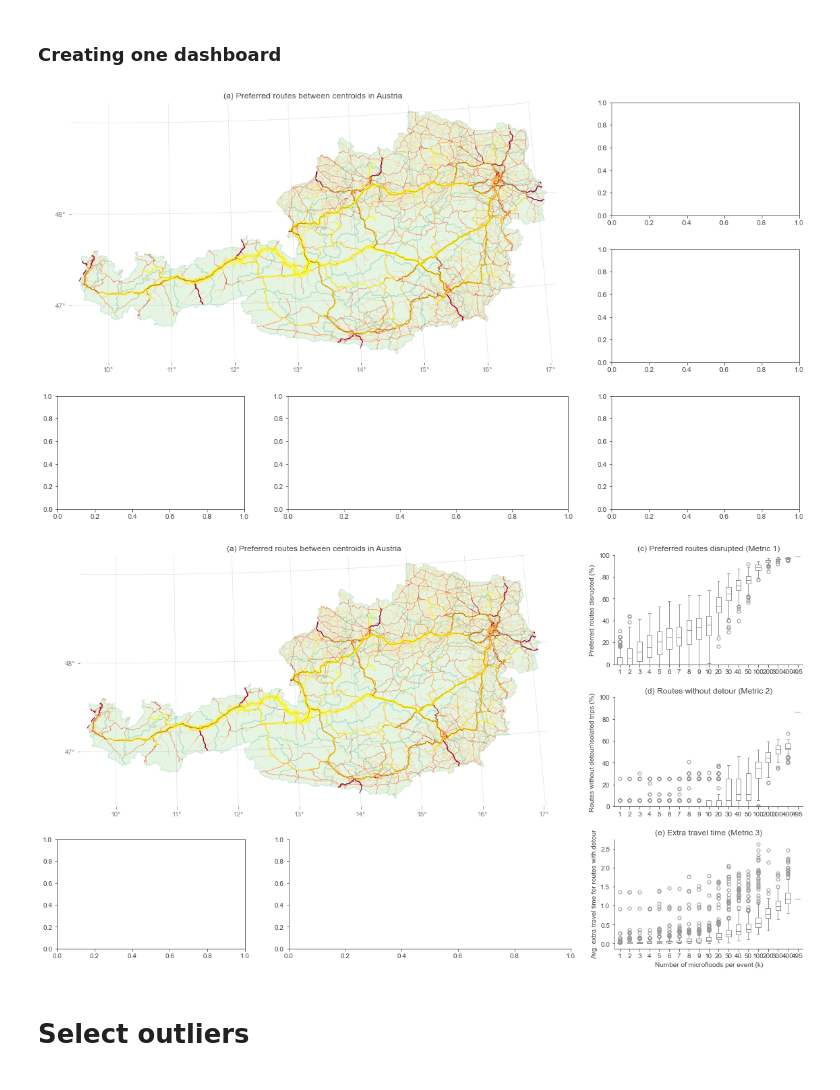
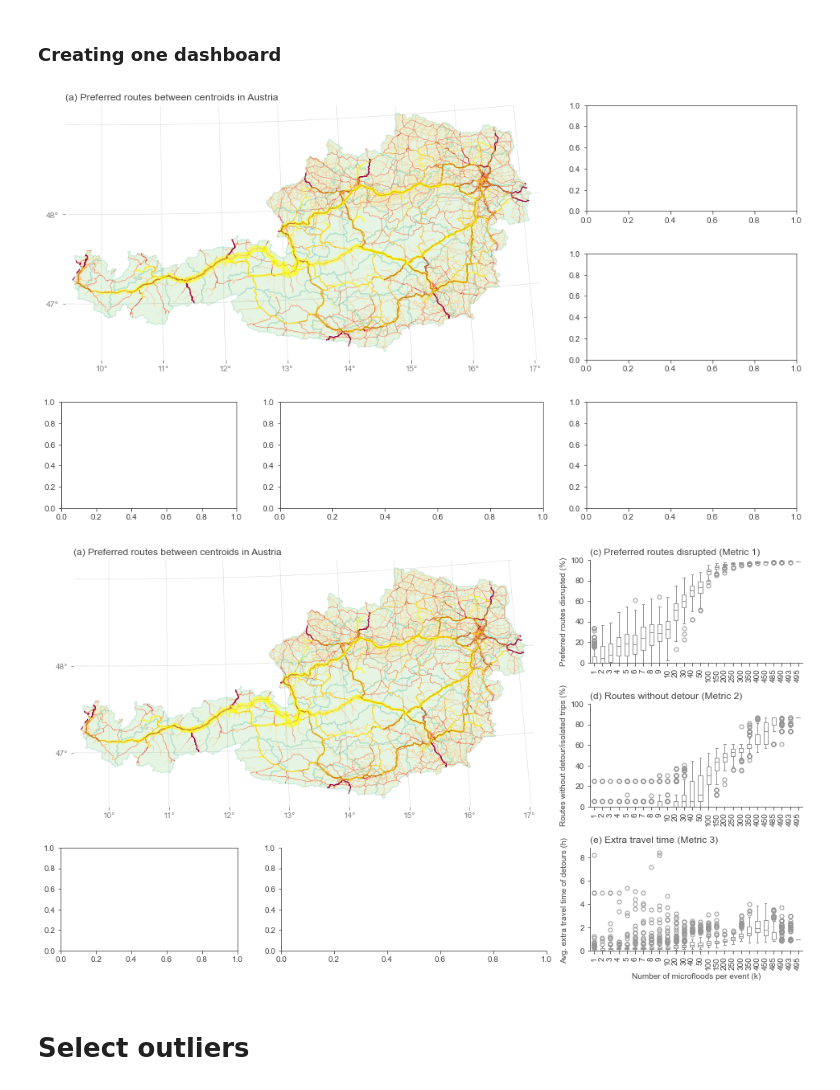
Before and after one commit to keesvanginkel/europe_flood_road_disruption, a Jupyter notebook: visualisations/Paper_fig5and6/Fig6.ipynb, the cells around one changed output. Cells and saved outputs as stored; diff of their text form; code cells hidden in the pictures.

Commit message:
Final figures

```diff
--- a/visualisations/Paper_fig5and6/Fig6.ipynb
+++ b/visualisations/Paper_fig5and6/Fig6.ipynb
@@ -20,7 +20,7 @@ from utils import *
 from Europe_utils import *
 from dashboard_utils import *
 
-config = load_config(file='config-KeesWork.json')
+config = load_config(file='config.json')
 # %%
 from visualisations_new import aggregate_results_step1, aggregate_results_step2, percolation_summary
 from visualisations_new import main
@@ -249,10 +254,10 @@ fb=('q_05','q_95')
 
 
 if True:
-    fig = plt.figure(figsize=(1.2*16,1.2*9))
+    fig = plt.figure(figsize=(1*16,1*9))
 
-    grid = plt.GridSpec(nrows=3,ncols=3, wspace = .2, hspace = .3, figure=fig,
-                        height_ratios=[1,1,1],width_ratios=[1,1.5,1])
+    grid = plt.GridSpec(nrows=3,ncols=3, wspace = .2, hspace = .4, figure=fig,
+                        height_ratios=[1,1,1],width_ratios=[1,1.5,1.2])
 
     ax00 = fig.add_subplot(grid[0:2, 0:2])
     ax03 = fig.add_subplot(grid[2, 0])
@@ -291,7 +296,7 @@ if True:
     #Todo: move to more appropriate location
     #optimal_routes = config['paths']['preproc_output']  / 'optimal_routes_time_{}.feather'.format(country_names(c).lower())
     country_name = country_names(c).lower()
-    optimal_routes = config['paths']['preproc_output']  / '{}/optimal_routes_time_{}.feather'.format(country_name,country_name)
+    optimal_routes = config['paths']['preproc_output']  / '{}/optimal_routes_time_{}_nuts3.feather'.format(country_name,country_name)
     #assert optimal_routes.exists()
     optimal_routes =pd.read_feather(optimal_routes)
 
@@ -316,9 +321,10 @@ if True:
     #Remove spines around main panel
     [s.set_visible(False) for s in ax00.spines.values()]
 
-    ax00.set_title('(a) Preferred routes between centroids in Austria')
+    ax00.set_title(None)
+    ax00.set_title('(a) Preferred routes between centroids in Austria',loc='left')
 # %% [output]
-[figure, old version]
+[figure, new version]
 # %%
 for ax in [ax10,ax11,ax12]: ax.clear()
 
@@ -332,40 +338,47 @@ fig, ax11 = vis.no_detour_boxplot(df,country,save=False,fig=fig,ax=ax11,color=ne
 ax11.set_title('')
 
 
 ax12.clear()
-fig, ax12 = vis.extra_time_boxplot(df,country,unit='sec',save=False,fig=fig, ax=ax12,color=newgrey,flierprops=flierprops)
+fig, ax12 = vis.extra_time_boxplot(df,country,unit='hr',save=False,fig=fig, ax=ax12,color=newgrey,flierprops=flierprops)
 ax12.set_title('')
 
 for ax in [ax10,ax11]:
     ax.set_ylim(0,100)
 
-
+ax12.set_ylim(0,None)
 
 for ax in [ax10,ax11,ax12,axl]:
     ax.spines['right'].set_visible(False)
     ax.spines['top'].set_visible(False)
     # Only show ticks on the left and bottom spines
     ax.yaxis.set_ticks_position('left')
     ax.xaxis.set_ticks_position('bottom')
 
+for ax in [ax10,ax11,ax12]:
+    for tick in ax.get_xticklabels():
+        tick.set_rotation(90)
+
 ax10.set_xlabel('')
 ax10.set_ylabel('Preferred routes disrupted (%)')
-ax10.set_title('(c) Preferred routes disrupted (Metric 1)')
+ax10.set_title(None)
+ax10.set_title('(c) Preferred routes disrupted (Metric 1)',loc='left')
 
 
 ax11.set_xlabel('')
 ax11.set_ylabel('Routes without detour/isolated trips (%)')
-ax11.set_title('(d) Routes without detour (Metric 2)')
+ax11.set_title(None)
+ax11.set_title('(d) Routes without detour (Metric 2)',loc='left')
 
 ax12.set_xlabel('Number of microfloods per event (k)')
-ax12.set_ylabel('Avg. extra travel time for routes with detour')
-ax12.set_title('(e) Extra travel time (Metric 3)')
+ax12.set_ylabel('Avg. extra travel time of detours (h) \n')
+ax12.set_title(None)
+ax12.set_title('(e) Extra travel time (Metric 3)',loc='left')
 
 
 fig.suptitle(t=None)
 fig
 # %% [output]
-[figure, old version]
+[figure, new version]
 # %% [markdown]
 # Select outliers
 # %%
```
Also changed, not shown: parts of 16 cells of this notebook, 5 other files.
